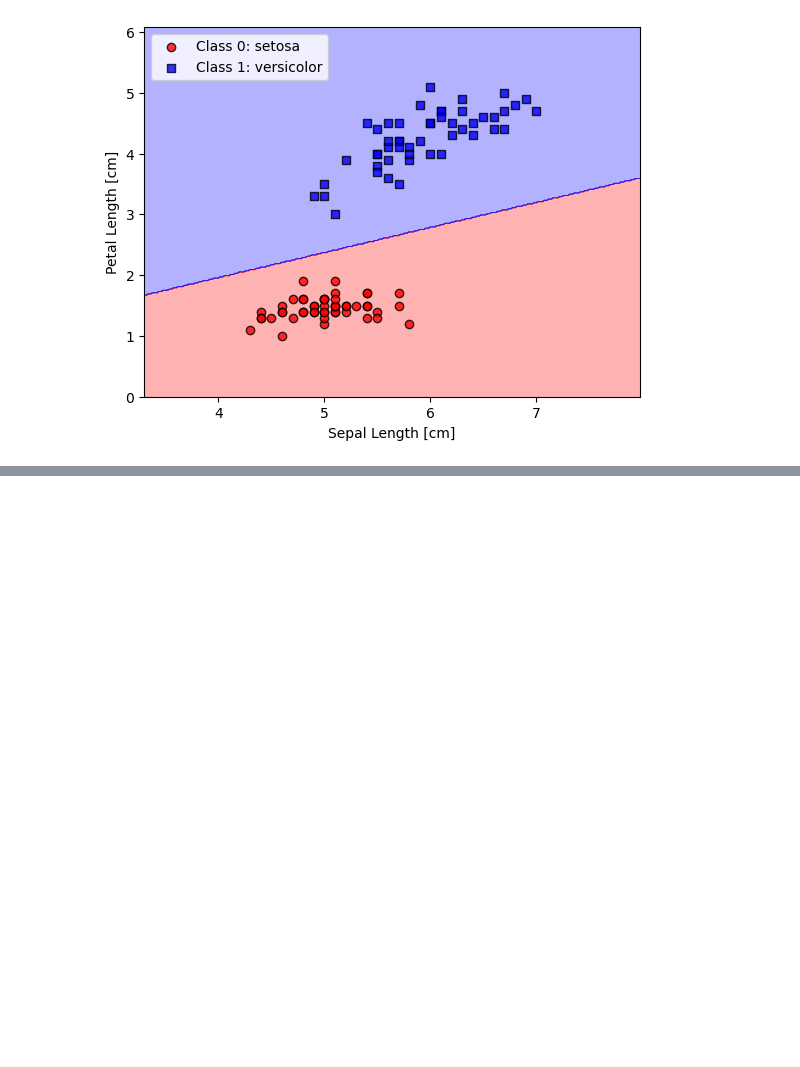
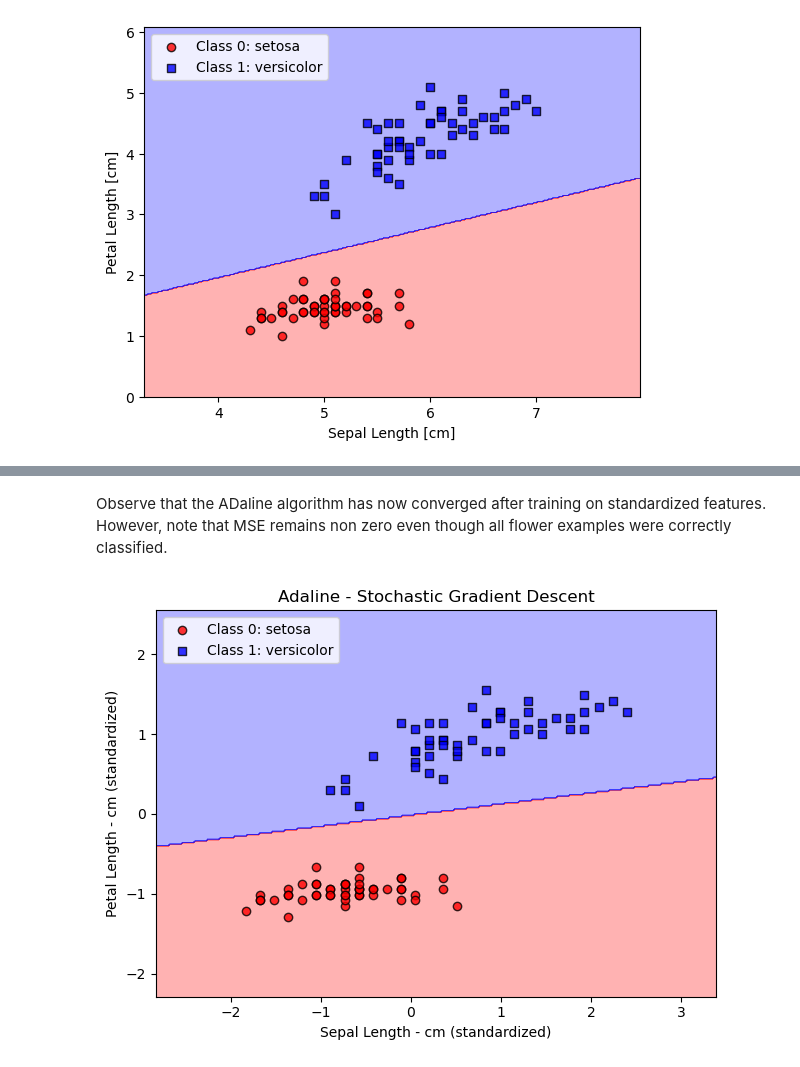
Before and after one commit to reinventsoni/DLLearningNotebooks, a Jupyter notebook: 02. Single Layer NN from Scratch - Perceptron and Adaline.ipynb, the cells around one changed output, grey strips where cells are left out. Drawn from its saved outputs; the diff is of its cells as text; code cells hidden in the pictures; blank space fills up the shorter version.

Commit message:
AdalineSGD Implementatin Code updated

```diff
--- a/02. Single Layer NN from Scratch - Perceptron and Adaline.ipynb
+++ b/02. Single Layer NN from Scratch - Perceptron and Adaline.ipynb
@@ -391,0 +390,2 @@ Observe that the ADaline algorithm has now converged after training on standardi
+# %% [markdown]
+Observe that the ADaline algorithm has now converged after training on standardized features. However, note that MSE remains non zero even though all flower examples were correctly classified.
@@ -391,0 +501,12 @@ Observe that the ADaline algorithm has now converged after training on standardi
+# %%
+ada_sgd = AdalineSGD(n_iter=15, eta=0.01, random_state=1).fit(X_std,y)
+# %%
+plot_decision_regions(X_std,y,classifier=ada_sgd)
+plt.title('Adaline - Stochastic Gradient Descent')
+plt.xlabel(f'Sepal Length - cm (standardized)')
+plt.ylabel(f'Petal Length - cm (standardized)')
+plt.legend(loc='upper left')
+plt.tight_layout()
+plt.show()
+# %% [output]
+[figure, added]
```
Also changed, not shown: parts of 26 cells of this notebook.
